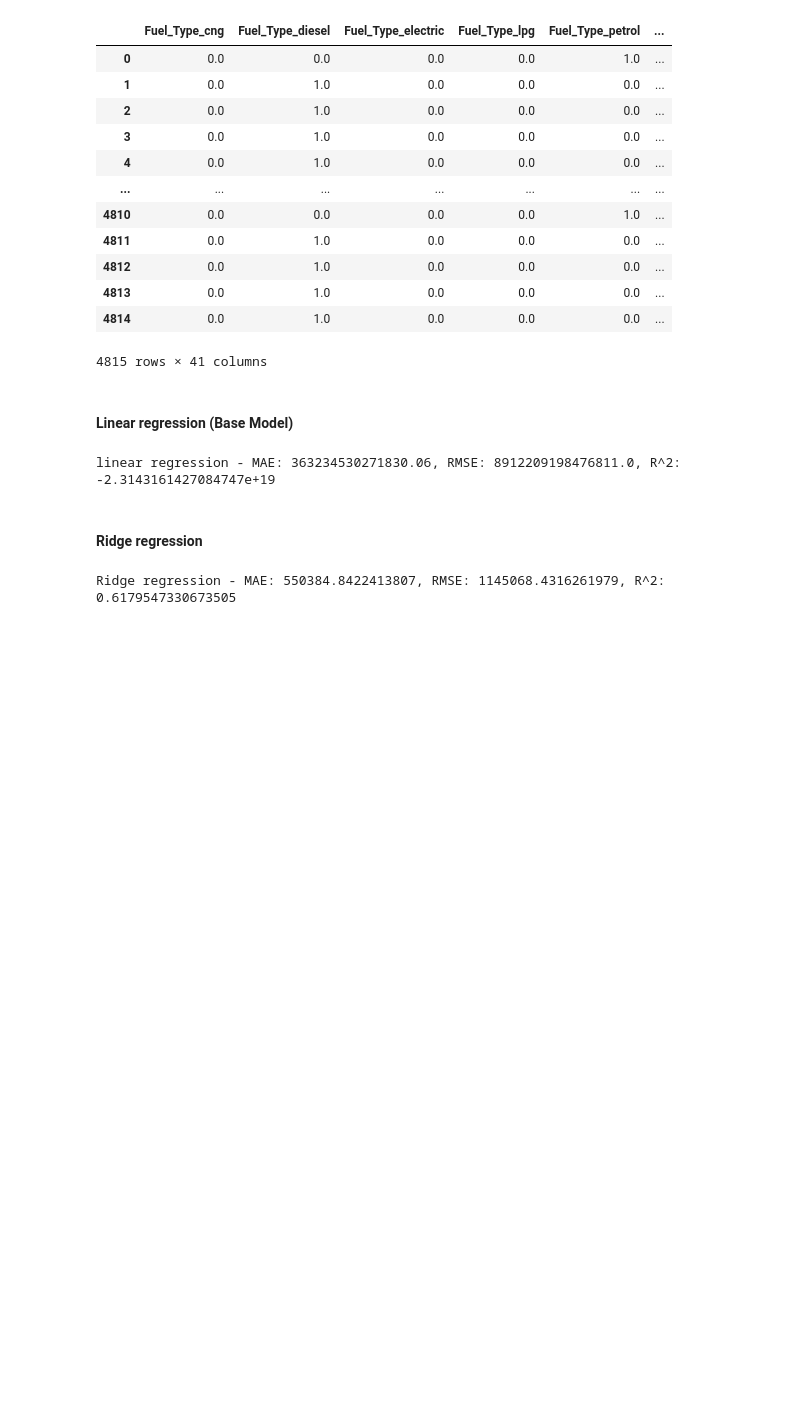
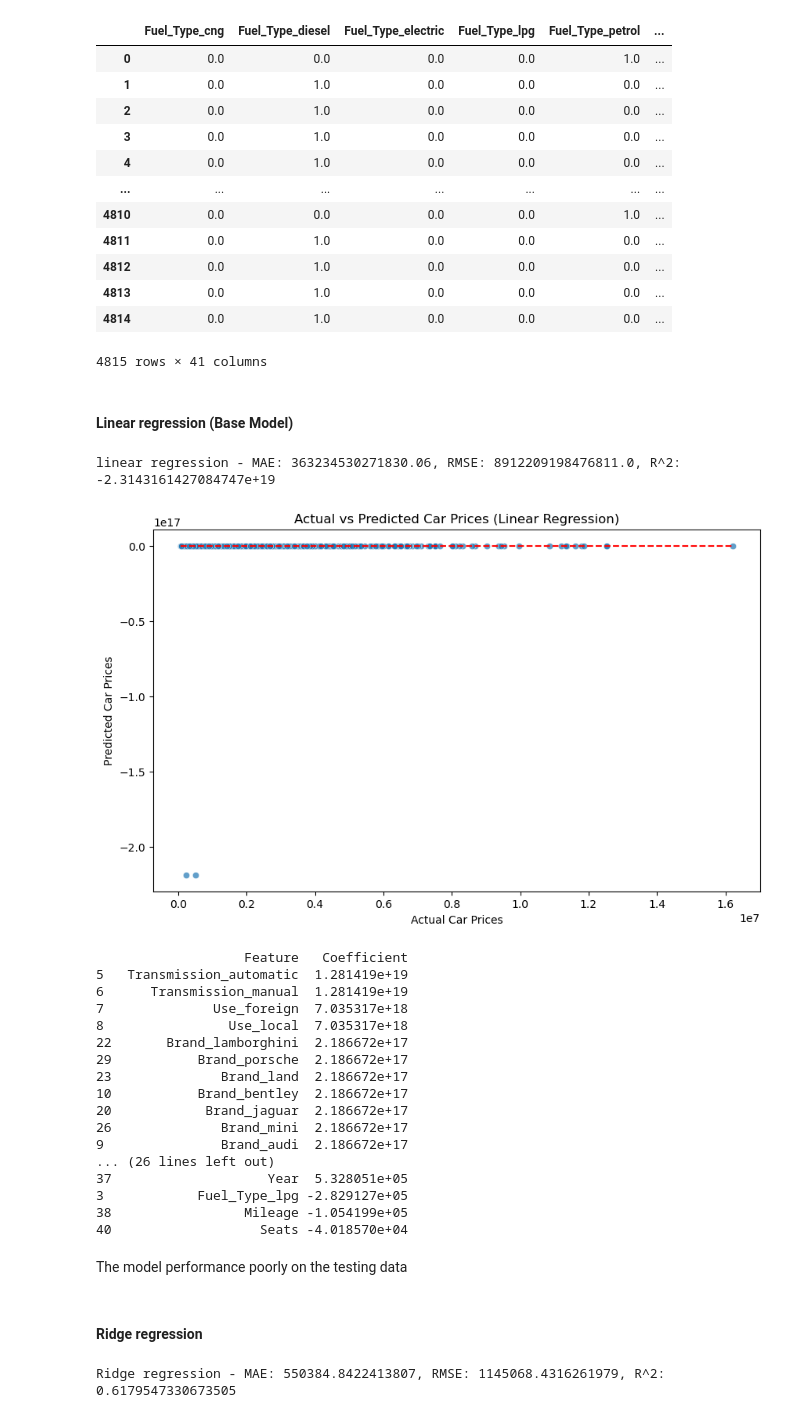
Before and after one commit to jakkkc/car_price, a Jupyter notebook: indexb- update.ipynb, the cells around one changed output. Saved outputs shown, nothing was run; the diff lists cells and outputs as text; code cells hidden in the pictures; blank space fills up the shorter version.

```diff
--- a/indexb- update.ipynb
+++ b/indexb- update.ipynb
@@ -811,20 +811,68 @@ X_train_processed_df
 # %%
 linear_model = LinearRegression()
 
 # Train the model
 linear_model.fit(X_train_processed_df, y_train)
 
 # Predict on the test set
 y_pred = linear_model.predict(X_test_processed_df)
 
 # Evaluate the model
 lin_mae = mean_absolute_error(y_test, y_pred)
 r2 = r2_score(y_test, y_pred)
 mse = mean_squared_error(y_test, y_pred)
 lin_rmse = np.sqrt(mse)
 print(f'linear regression - MAE: {lin_mae}, RMSE: {lin_rmse}, R^2: {r2}')
+
+model = 'linear'
+plt.figure(figsize=(10, 6))
+sns.scatterplot(x=y_test, y=y_pred, alpha=0.7)
+plt.plot([y_test.min(), y_test.max()], [y_test.min(), y_test.max()], color='red', linestyle='--')
+plt.xlabel('Actual Car Prices')
+plt.ylabel('Predicted Car Prices')
+plt.title(f'Actual vs Predicted Car Prices ({model.capitalize()} Regression)')
+plt.show()
+
+# Accessing the coefficients of our features
+
+# Getting the feature names
+feature_names = X_train_processed_df.columns
+
+# Getting the coefficients
+coefficients = linear_model.coef_
+
+# Creating a DataFrame to display features coefficients
+coeff_df = pd.DataFrame({
+    'Feature': feature_names,
+    'Coefficient': coefficients
+})
+
+# Sorting the DataFrame by the absolute value of the coefficient in descending order (
+coeff_df = coeff_df.reindex(coeff_df['Coefficient'].abs().sort_values(ascending=False).index)
+
+print(coeff_df)
 # %% [output]
 linear regression - MAE: 363234530271830.06, RMSE: 8912209198476811.0, R^2: -2.3143161427084747e+19
+[figure, added]
+                   Feature   Coefficient
+5   Transmission_automatic  1.281419e+19
+6      Transmission_manual  1.281419e+19
+7              Use_foreign  7.035317e+18
+8                Use_local  7.035317e+18
+22       Brand_lamborghini  2.186672e+17
+29           Brand_porsche  2.186672e+17
+23              Brand_land  2.186672e+17
+10           Brand_bentley  2.186672e+17
+20            Brand_jaguar  2.186672e+17
+26              Brand_mini  2.186672e+17
+9               Brand_audi  2.186672e+17
+... (26 lines left out)
+37                    Year  5.328051e+05
+3            Fuel_Type_lpg -2.829127e+05
+38                 Mileage -1.054199e+05
+40                   Seats -4.018570e+04
+# %% [markdown]
+The model performance poorly on the testing data
 # %% [markdown]
 #### Ridge regression
 # %%
```
Also changed, not shown: parts of 23 cells of this notebook.
